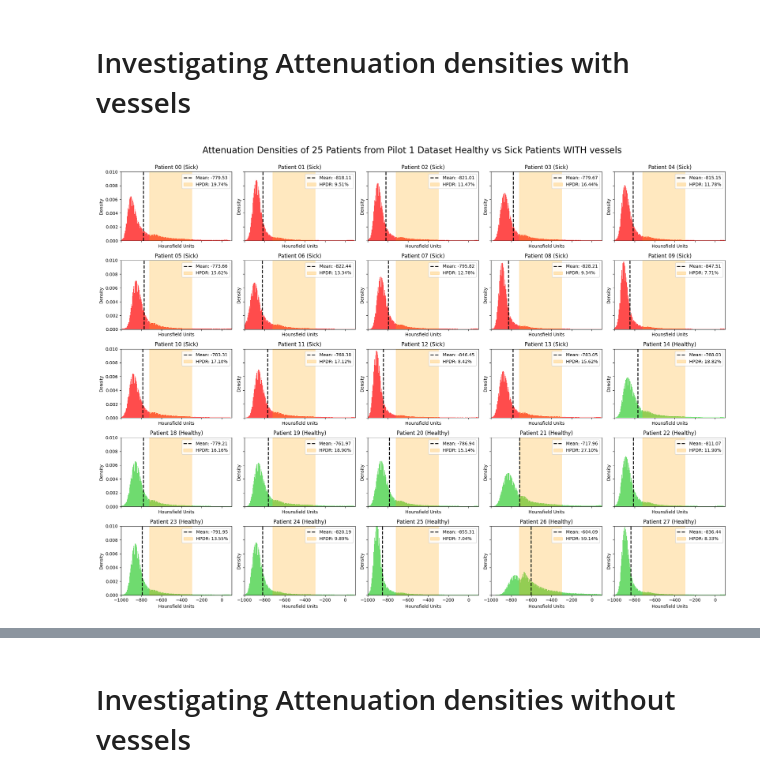
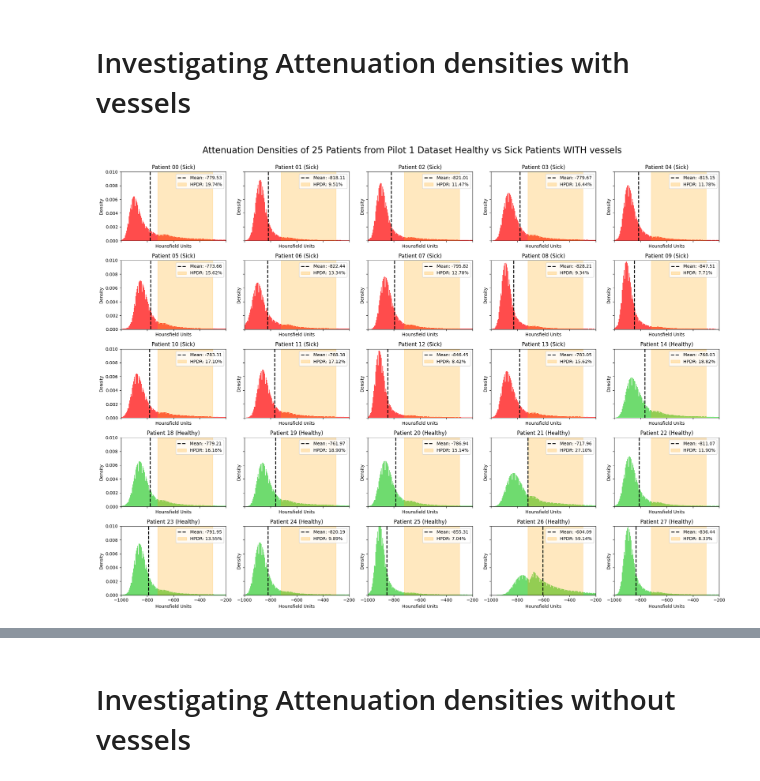
Before and after one commit to JaSeKii/BachelorProject, a Jupyter notebook: Data_preprocess/visualization.ipynb, the cells around one changed output, grey strips where cells are left out. Drawn from its saved outputs; the diff is of its cells as text; code cells hidden in the pictures.

```diff
--- a/Data_preprocess/visualization.ipynb
+++ b/Data_preprocess/visualization.ipynb
@@ -136,32 +136,32 @@ bins = np.linspace(-1000, 200, 250)
 subplot_idx = 0
 
 # Plot each patient's attenuation data
 for _, row in df_with_vessels.iterrows():
     attenuation_data = row['Attenuation']
     patient_id = row['patient']
     label = row['label']
     hpdr = row['hpdr']
     color = 'limegreen' if label == 'healthy' else 'red'
 
     axes[subplot_idx].hist(attenuation_data, bins=bins, alpha=0.7, density=True, color=color)
     axes[subplot_idx].set_title(f"Patient {patient_id} ({label.capitalize()})")
     axes[subplot_idx].set_xlabel("Hounsfield Units")
     axes[subplot_idx].set_ylabel("Density")
     axes[subplot_idx].set_ylim(0, 0.01)
-    axes[subplot_idx].set_xlim(-1000, 100)
+    axes[subplot_idx].set_xlim(-1000, -200)
     HPDR = axes[subplot_idx].axvspan(-720, -300, color='orange', alpha=0.25)
     mean_value = np.mean(attenuation_data)
     mean_line = axes[subplot_idx].axvline(mean_value, color='black', linestyle='--', linewidth=2)
     axes[subplot_idx].legend([mean_line,HPDR],[f'Mean: {mean_value:.2f}', f"HPDR: {hpdr * 100:.2f}%"], loc="upper right")
     #ax.legend([f'Mean: {mean_value:.2f}', f"HPDR: {hpdr_percent * 100:.2f}%"], loc="upper right")
     subplot_idx += 1
 
 # Turn off unused axes
 for i in range(subplot_idx, len(axes)):
     axes[i].axis('off')
 
 plt.suptitle('Attenuation Densities of 25 Patients from Pilot 1 Dataset Healthy vs Sick Patients WITH vessels', fontsize=20)
 plt.tight_layout(rect=[0, 0, 1, 0.98])
 plt.show()
 # %% [output]
-[figure, old version]
+[figure, new version]
```
Also changed, not shown: parts of 3 cells of this notebook.
